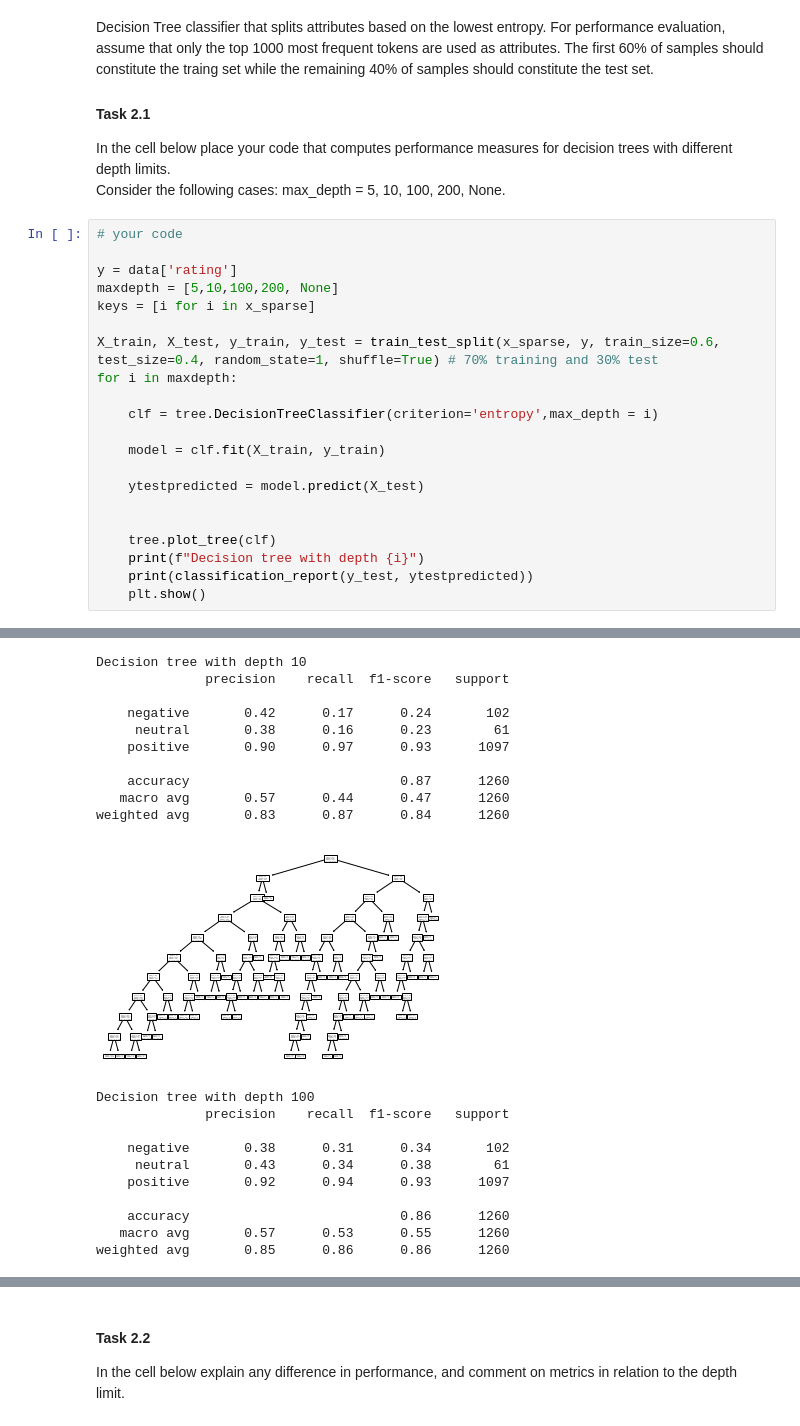
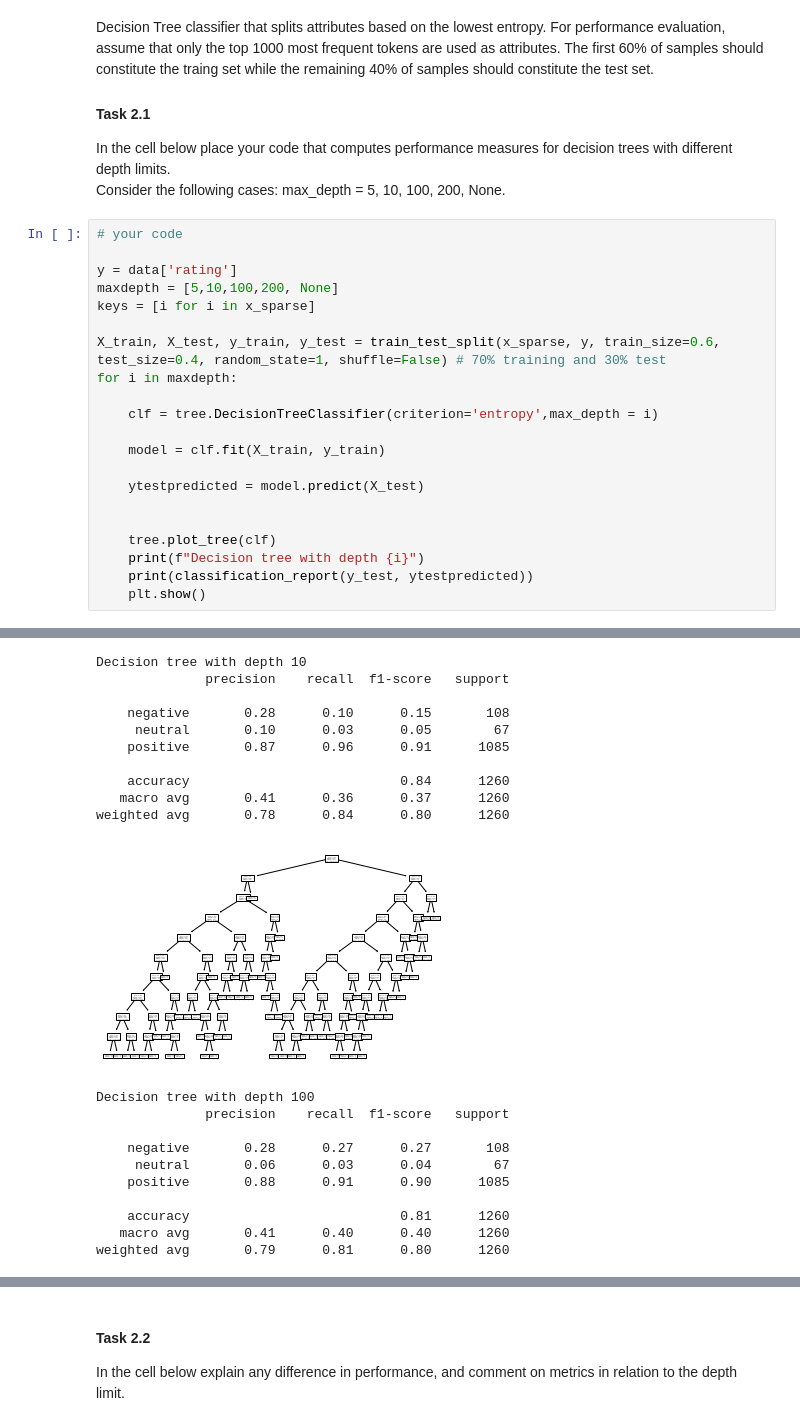
Before and after one commit to hxyalee/3411, a Jupyter notebook: assignment2.ipynb, the cells around one changed output, grey strips where cells are left out. Cells and saved outputs as stored; diff of their text form.

```diff
--- a/assignment2.ipynb
+++ b/assignment2.ipynb
@@ -154,7 +156,7 @@ y = data['rating']
 maxdepth = [5,10,100,200, None]
 keys = [i for i in x_sparse]
 
-X_train, X_test, y_train, y_test = train_test_split(x_sparse, y, train_size=0.6, test_size=0.4, random_state=1, shuffle=True) # 70% training and 30% test
+X_train, X_test, y_train, y_test = train_test_split(x_sparse, y, train_size=0.6, test_size=0.4, random_state=1, shuffle=False) # 70% training and 30% test
 for i in maxdepth:
 
     clf = tree.DecisionTreeClassifier(criterion='entropy',max_depth = i)
@@ -183,21 +185,21 @@ weighted avg       0.82      0.87      0.83      1260
 Decision tree with depth 10
               precision    recall  f1-score   support
 
-    negative       0.42      0.17      0.24       102
-     neutral       0.38      0.16      0.23        61
-    positive       0.90      0.97      0.93      1097
+    negative       0.28      0.10      0.15       108
+     neutral       0.10      0.03      0.05        67
+    positive       0.87      0.96      0.91      1085
 
-    accuracy                           0.87      1260
-   macro avg       0.57      0.44      0.47      1260
-weighted avg       0.83      0.87      0.84      1260
+    accuracy                           0.84      1260
+   macro avg       0.41      0.36      0.37      1260
+weighted avg       0.78      0.84      0.80      1260
-[figure, old version]
+[figure, new version]
 Decision tree with depth 100
               precision    recall  f1-score   support
 
-    negative       0.38      0.31      0.34       102
-     neutral       0.43      0.34      0.38        61
-    positive       0.92      0.94      0.93      1097
+    negative       0.28      0.27      0.27       108
+     neutral       0.06      0.03      0.04        67
+    positive       0.88      0.91      0.90      1085
 
-    accuracy                           0.86      1260
-   macro avg       0.57      0.53      0.55      1260
-weighted avg       0.85      0.86      0.86      1260
+    accuracy                           0.81      1260
+   macro avg       0.41      0.40      0.40      1260
+weighted avg       0.79      0.81      0.80      1260
```
Also changed, not shown: parts of 20 cells of this notebook.
